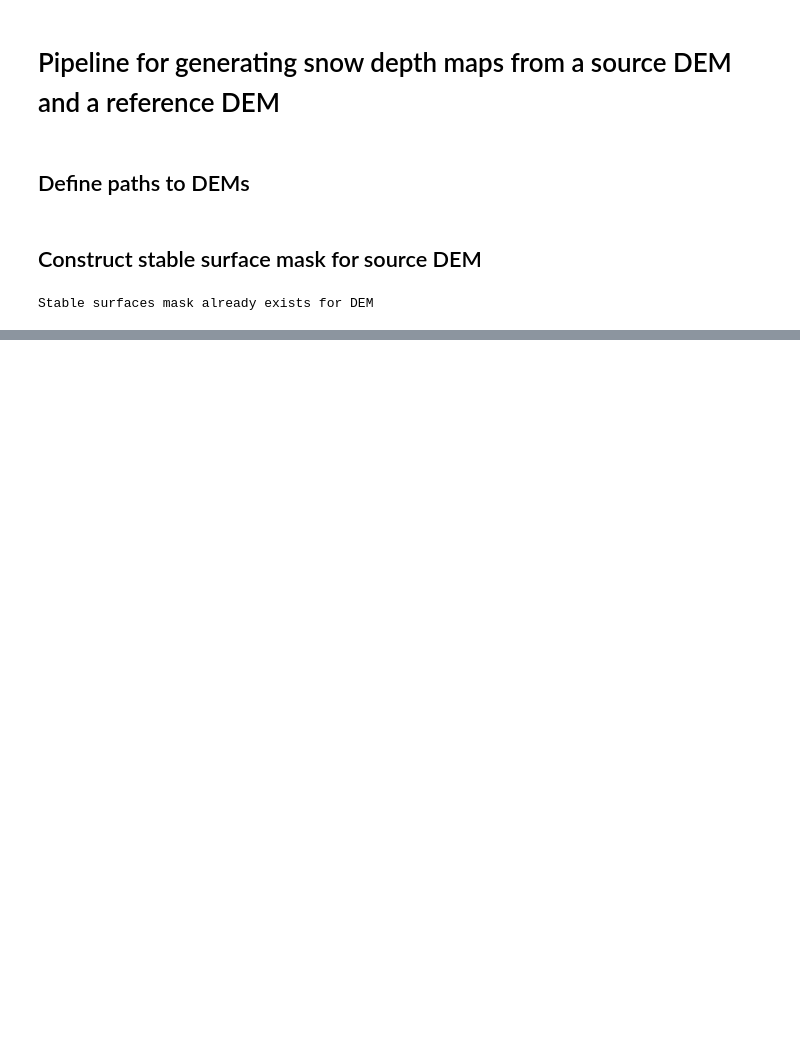
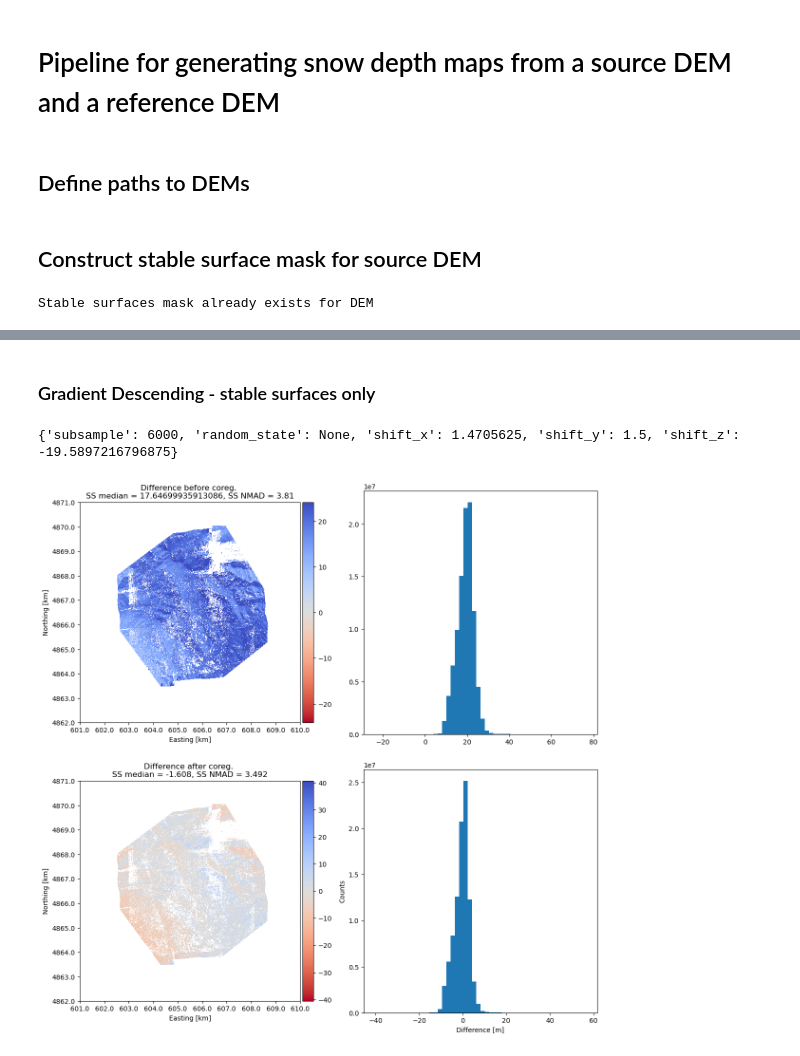
Before and after one commit to RaineyAbe/skysat_snow, a Jupyter notebook: dem_to_snow_depth_pipeline.ipynb, the cells around one changed output, grey strips where cells are left out. Saved outputs shown, nothing was run; the diff lists cells and outputs as text; code cells hidden in the pictures; blank space fills up the shorter version.

```diff
--- a/dem_to_snow_depth_pipeline.ipynb
+++ b/dem_to_snow_depth_pipeline.ipynb
@@ -455,0 +419,11 @@ plt.show()
+# %% [markdown]
+### Gradient Descending - stable surfaces only
+# %%
+diff_after = coregister_difference(ref_dem_fn=refdem_fn,
+                                   source_dem_fn=sourcedem_fn,
+                                   ss_mask_fn=ss_fn,
+                                   coreg_method='GradientDescending',
+                                   coreg_ss_only=True)
+# %% [output]
+{'subsample': 6000, 'random_state': None, 'shift_x': 1.4705625, 'shift_y': 1.5, 'shift_z': -19.5897216796875}
+[figure, added]
```
Also changed, not shown: parts of 16 cells of this notebook, 1 other file.
